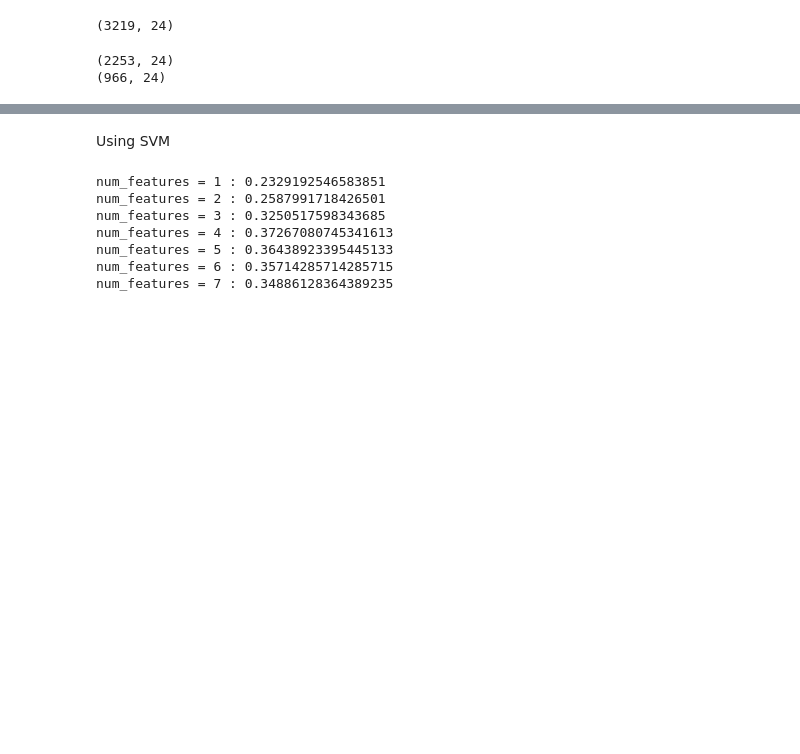
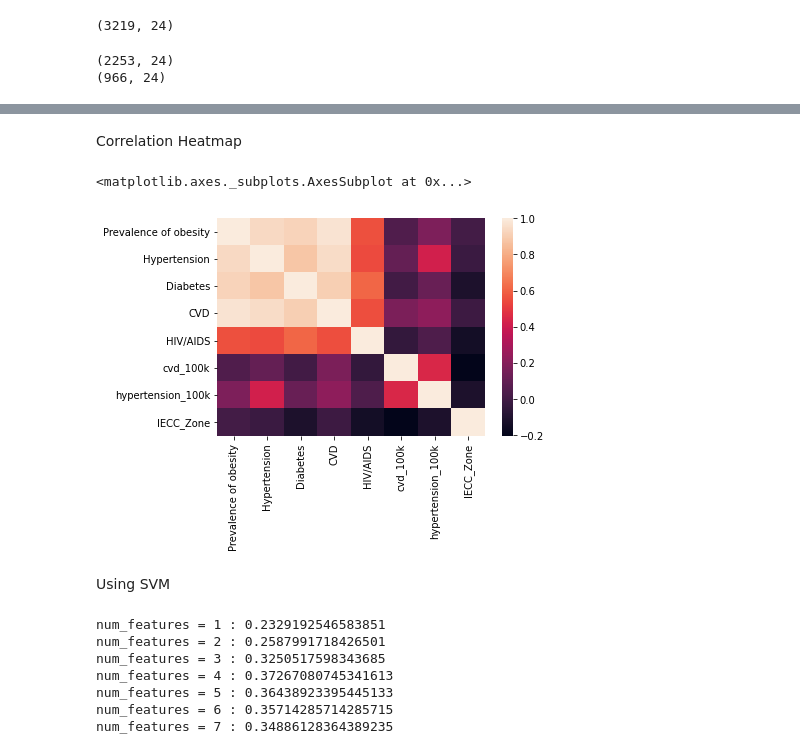
Before and after one commit to ravi-raj-97/big_data_pharmacy_county, a Jupyter notebook: Problem_5/CS6350_BigData_Project_SubProb_5.ipynb, the cells around one changed output, grey strips where cells are left out. Cells and saved outputs as stored; diff of their text form; code cells hidden in the pictures; blank space fills up the shorter version.

Commit message:
add correlation graph code

```diff
--- a/Problem_5/CS6350_BigData_Project_SubProb_5.ipynb
+++ b/Problem_5/CS6350_BigData_Project_SubProb_5.ipynb
@@ -126,4 +124,17 @@ array([[ 6],
        [ 6]])
+# %% [markdown]
+Correlation Heatmap
+# %%
+import seaborn as sns
+%matplotlib inline
+columns=['Prevalence of obesity', 'Hypertension', 'Diabetes', 'CVD', 'HIV/AIDS', 'cvd_100k', 'hypertension_100k', 'IECC_Zone']
+demography_disease_climate_corr = demography_disease_climate[columns].apply(lambda col: pd.factorize(col, sort=True)[0]).corr()
+sns.heatmap(demography_disease_climate_corr,
+        xticklabels=columns,
+        yticklabels=columns)
+# %% [output]
+<matplotlib.axes._subplots.AxesSubplot at 0x...>
+[figure, added]
 # %% [markdown]
 Using SVM
 # %%
```
Also changed, not shown: parts of 26 cells of this notebook.
